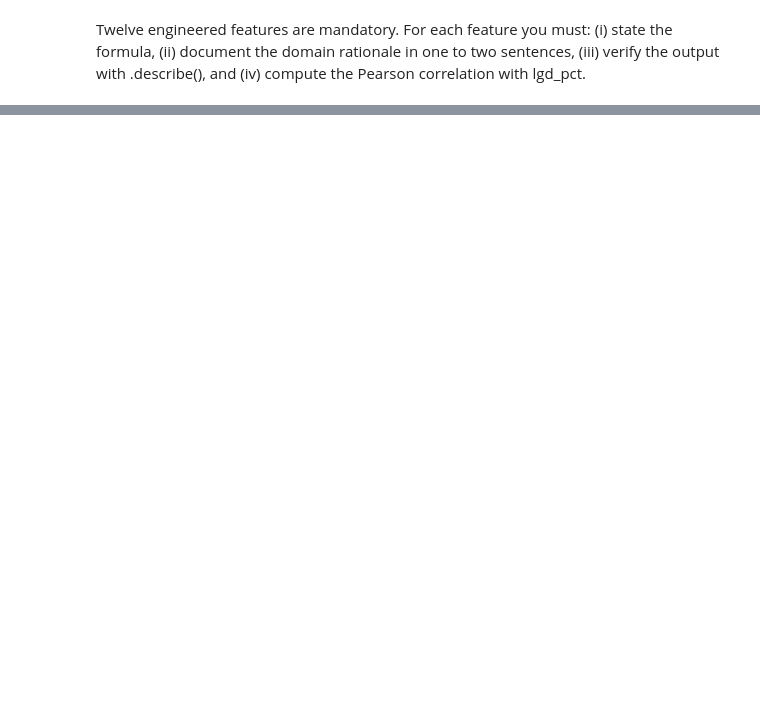
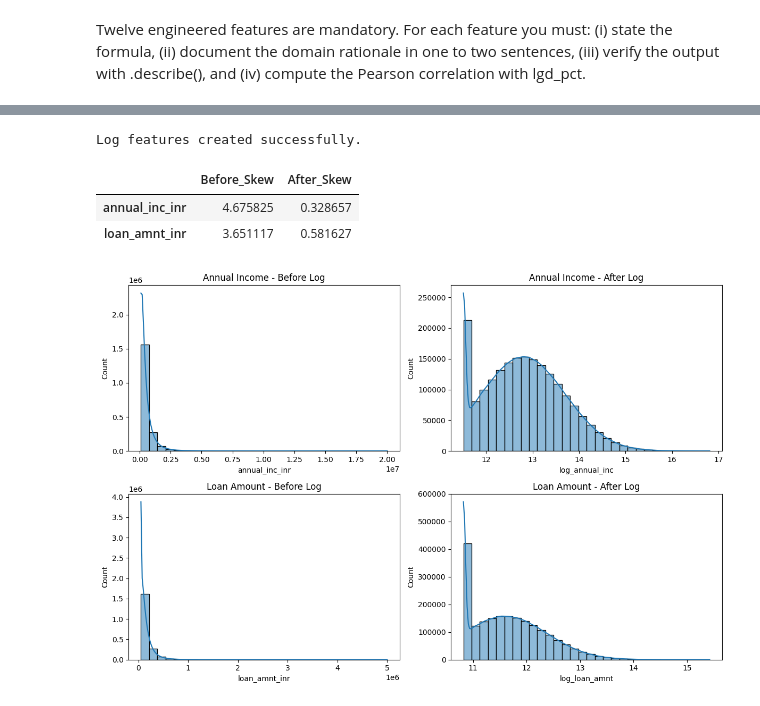
Before and after one commit to Ashwin-kumar-jonjale/EDA, a Jupyter notebook: Finsight_EDA.ipynb, the cells around one changed output, grey strips where cells are left out. Cells and saved outputs as stored; diff of their text form; code cells hidden in the pictures; blank space fills up the shorter version.

```diff
--- a/Finsight_EDA.ipynb
+++ b/Finsight_EDA.ipynb
@@ -2298,0 +2656,77 @@ Twelve engineered features are mandatory. For each feature you must: (i) state t
+# %%
+if "log_annual_inc" not in master_df.columns:
+    master_df["log_annual_inc"] = np.log1p(
+        master_df["annual_inc_inr"]
+    )
+
+if "log_loan_amnt" not in master_df.columns:
+    master_df["log_loan_amnt"] = np.log1p(
+        master_df["loan_amnt_inr"]
+    )
+
+print("Log features created successfully.")
+# %% [output]
+Log features created successfully.
+# %%
+skew_d = pd.DataFrame({
+
+    "Before_Skew": [
+        master_df["annual_inc_inr"].skew(),
+        master_df["loan_amnt_inr"].skew()
+    ],
+
+    "After_Skew": [
+        master_df["log_annual_inc"].skew(),
+        master_df["log_loan_amnt"].skew()
+    ]
+
+},
+index=[
+    "annual_inc_inr",
+    "loan_amnt_inr"
+])
+
+skew_d
+# %% [output]
+|  | Before_Skew | After_Skew |
+| annual_inc_inr | 4.675825 | 0.328657 |
+| loan_amnt_inr | 3.651117 | 0.581627 |
+# %%
+fig, axes = plt.subplots(2, 2, figsize=(12,8))
+
+sns.histplot(
+    master_df["annual_inc_inr"],
+    bins=30,
+    kde=True,
+    ax=axes[0,0]
+)
+axes[0,0].set_title("Annual Income - Before Log")
+
+sns.histplot(
+    master_df["log_annual_inc"],
+    bins=30,
+    kde=True,
+    ax=axes[0,1]
+)
+axes[0,1].set_title("Annual Income - After Log")
+
+sns.histplot(
+    master_df["loan_amnt_inr"],
+    bins=30,
+    kde=True,
+    ax=axes[1,0]
+)
+axes[1,0].set_title("Loan Amount - Before Log")
+
+sns.histplot(
+    master_df["log_loan_amnt"],
+    bins=30,
+    kde=True,
+    ax=axes[1,1]
+)
+axes[1,1].set_title("Loan Amount - After Log")
+
+plt.tight_layout()
+plt.show()
+# %% [output]
+[figure, added]
```
Also changed, not shown: parts of 38 cells of this notebook.
